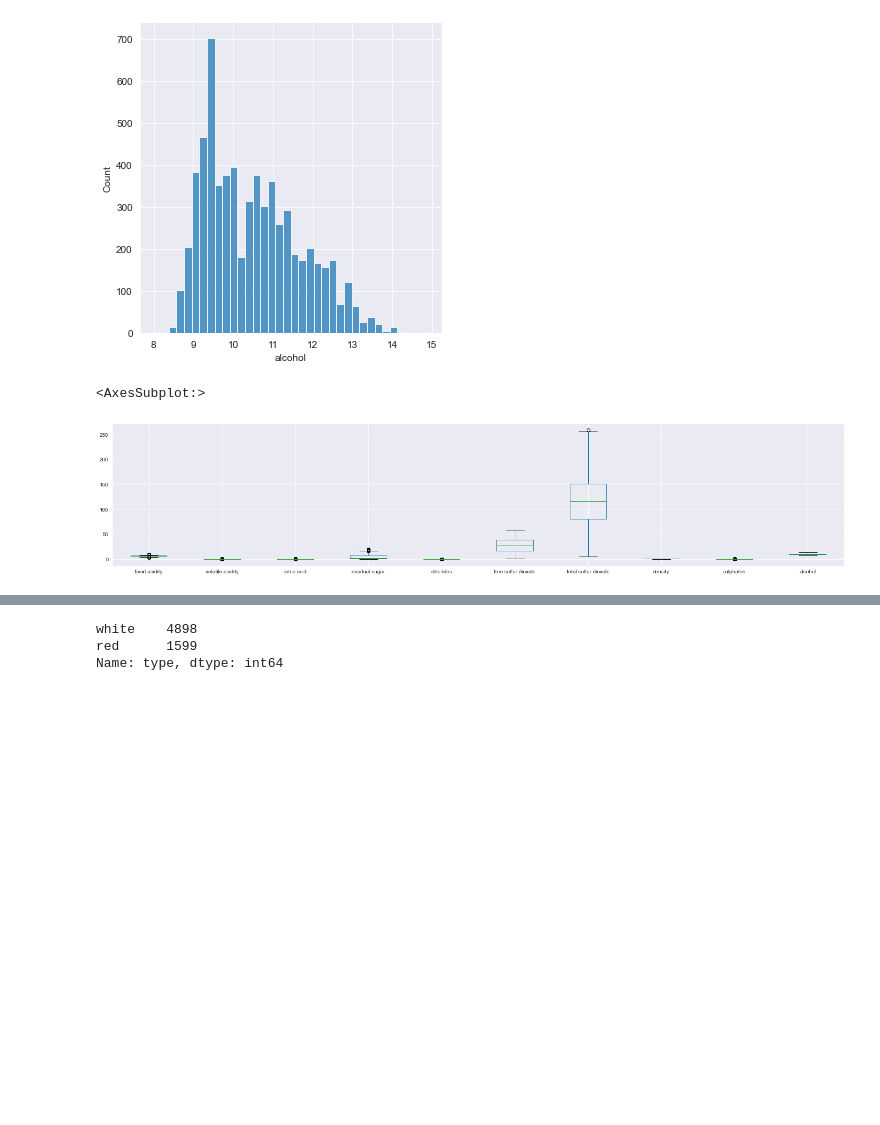
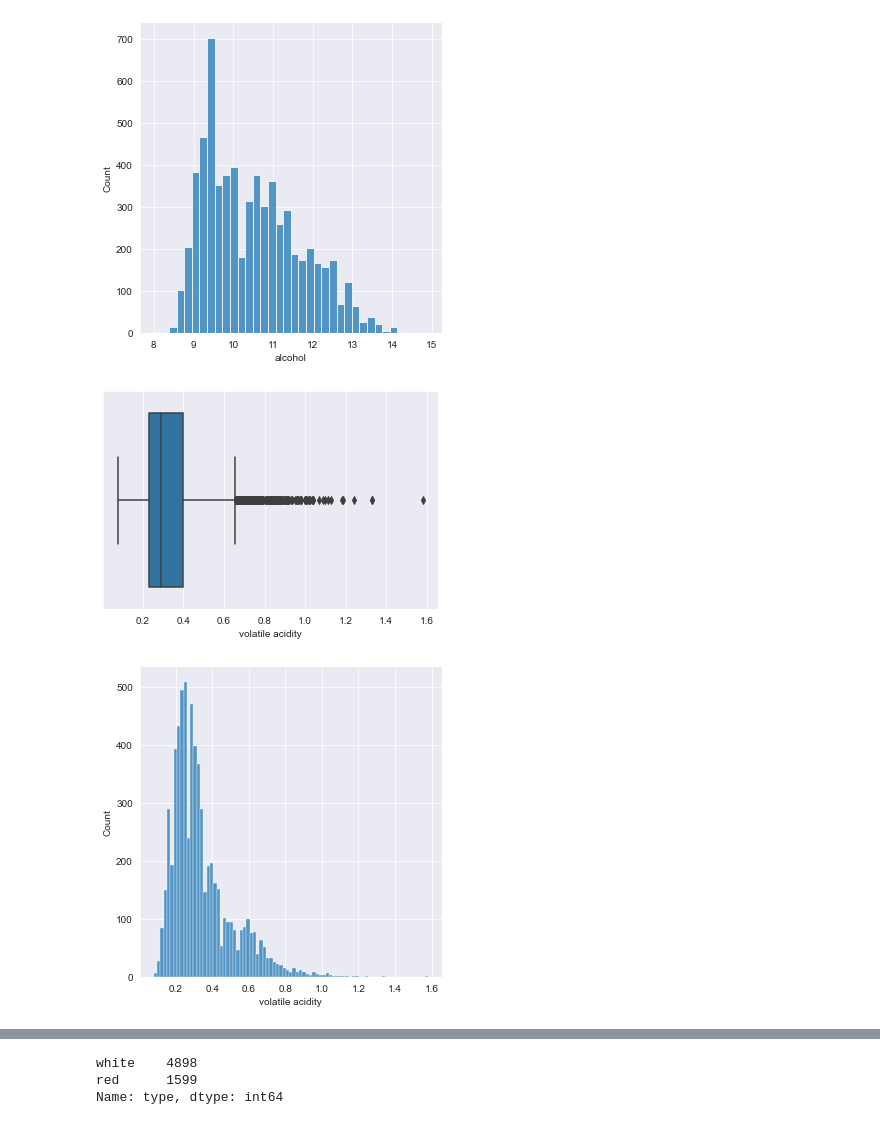
Before and after one commit to humairaq/Machine_Learning, a Jupyter notebook: ML-Project_2/ML_SP22_Project_2.ipynb, the cells around one changed output, grey strips where cells are left out. Drawn from its saved outputs; the diff is of its cells as text; code cells hidden in the pictures; blank space fills up the shorter version.

```diff
--- a/ML-Project_2/ML_SP22_Project_2.ipynb
+++ b/ML-Project_2/ML_SP22_Project_2.ipynb
@@ -225,14 +246,9 @@ g=sns.displot(x=df['alcohol'])
 # %% [output]
 [figure]
 [figure]
-# %%
-df2 = df[df['total sulfur dioxide'] <260]
-df2 = df2[df2['free sulfur dioxide'] <60]
-df2 = df2[df2['residual sugar'] <20]
-df2 = df2[df2['alcohol'] <14]
-df2 = df2[df2['fixed acidity'] <10]
-df2 = df2[df2['fixed acidity'] <10]
-df2.boxplot(figsize=(25,5))
-# %% [output]
-<AxesSubplot:>
-[figure, removed]
+# %%
+g=sns.boxplot(x=df['volatile acidity'])
+g=sns.displot(x=df['volatile acidity'])
+# %% [output]
+[figure, added]
+[figure, added]
```
Also changed, not shown: parts of 33 cells of this notebook.
